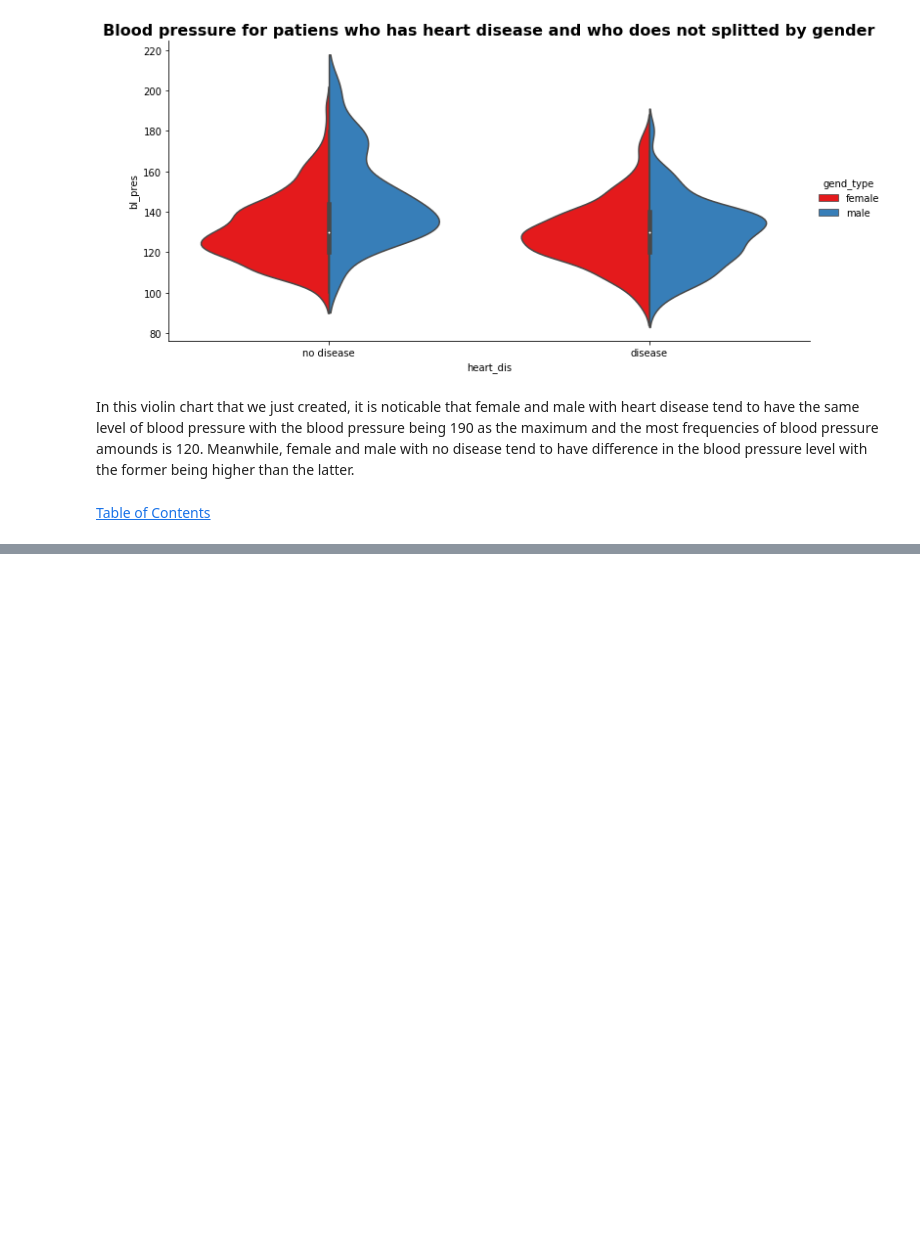
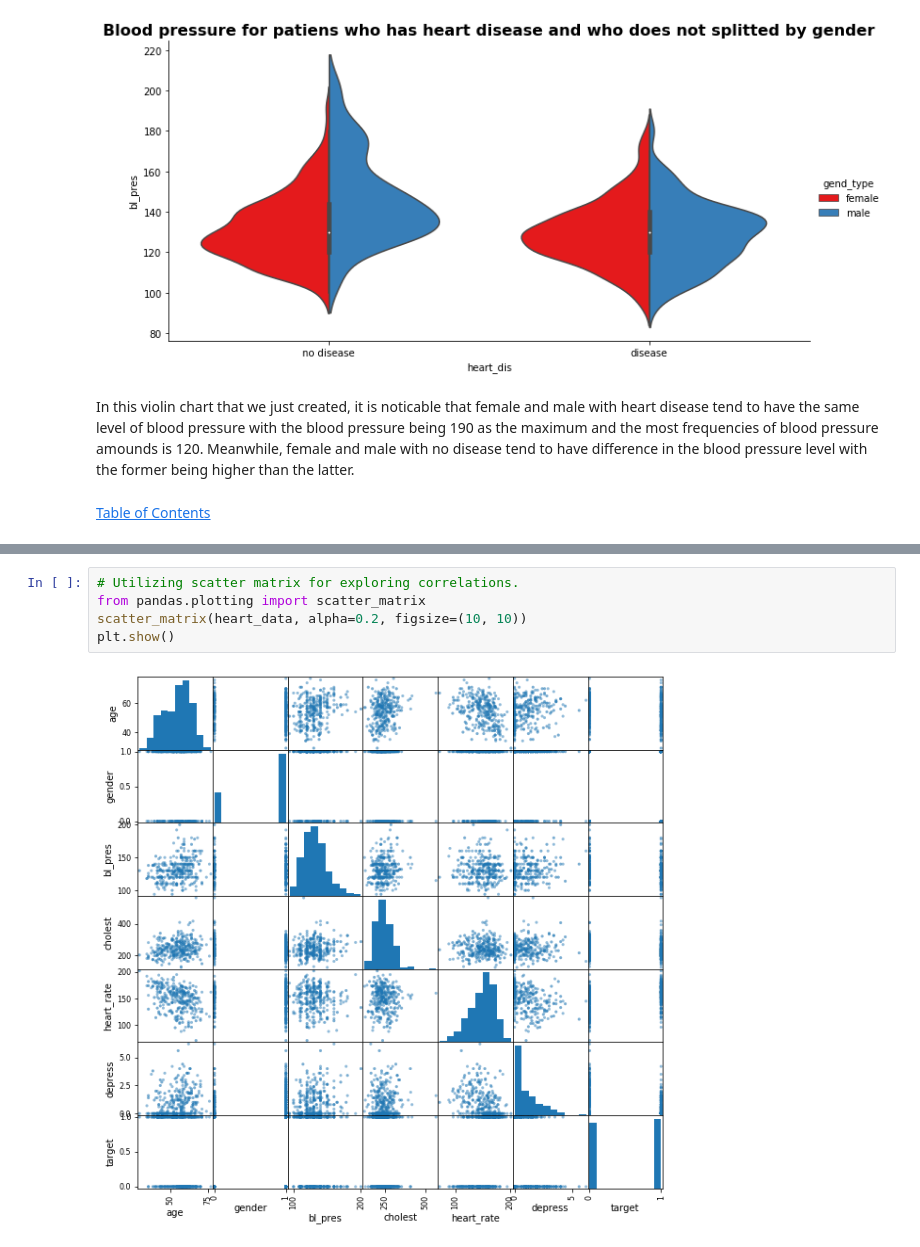
Before and after one commit to daryna05/HEALTHCARE_PR2, a Jupyter notebook: Project2_prep_final.ipynb, the cells around one changed output, grey strips where cells are left out. Drawn from its saved outputs; the diff is of its cells as text; blank space fills up the shorter version.

```diff
--- a/Project2_prep_final.ipynb
+++ b/Project2_prep_final.ipynb
@@ -383,0 +403,7 @@ In this violin chart that we just created, it is noticable that female and male
+# %%
+# Utilizing scatter matrix for exploring correlations.
+from pandas.plotting import scatter_matrix
+scatter_matrix(heart_data, alpha=0.2, figsize=(10, 10))
+plt.show()
+# %% [output]
+[figure, added]
```
Also changed, not shown: parts of 18 cells of this notebook.
